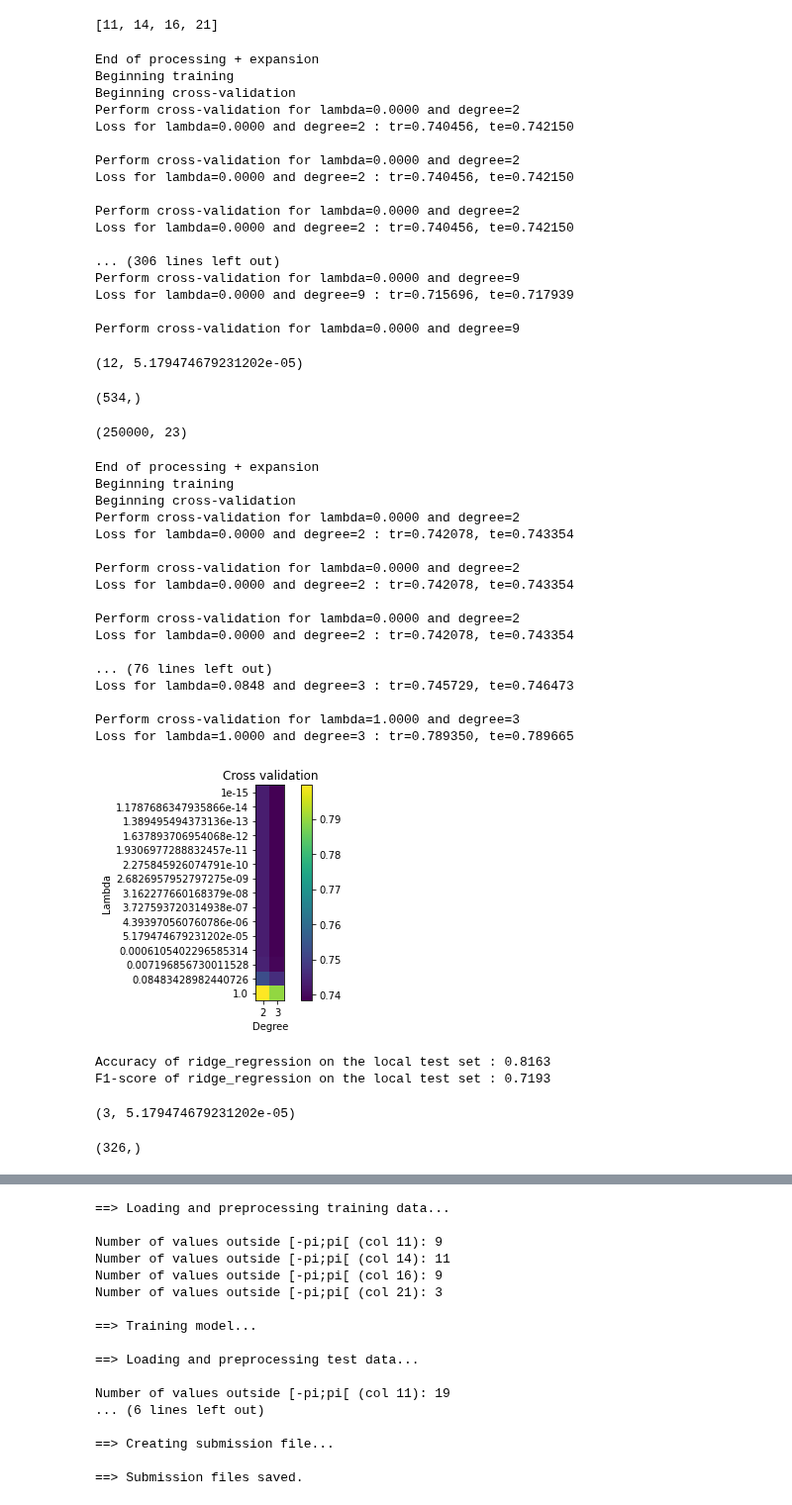
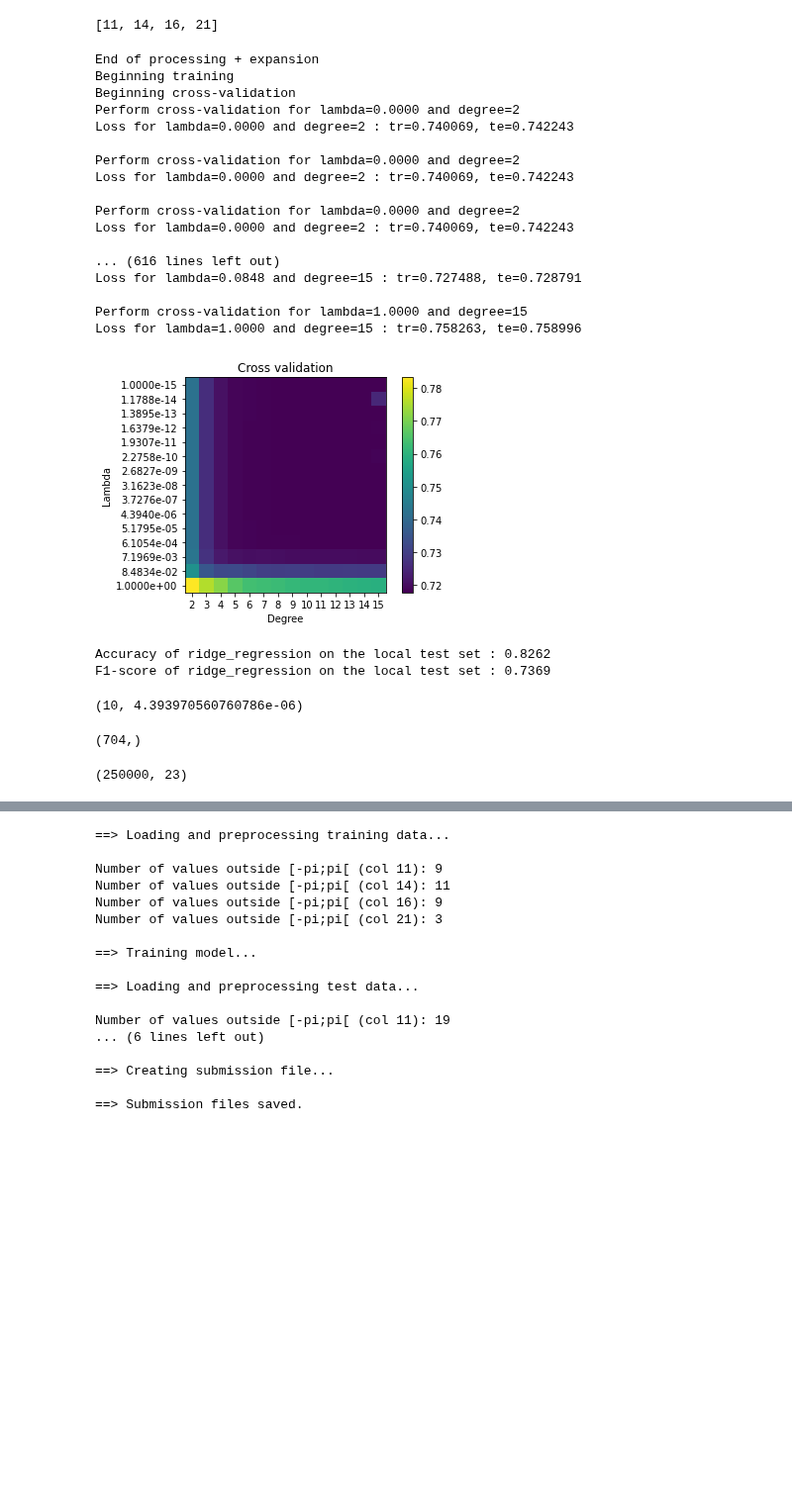
Before and after one commit to CS-433/ml-project-1-teamphilippe, a Jupyter notebook: project1.ipynb, the cells around one changed output, grey strips where cells are left out. Shown at 99% size. Saved outputs shown, nothing was run; the diff lists cells and outputs as text; code cells hidden in the pictures; blank space fills up the shorter version.

```diff
--- a/project1.ipynb
+++ b/project1.ipynb
@@ -107,65 +107,37 @@ cols_angle
 # %%
 x_cleaned_copy = x_cleaned.copy()
 # %%
-acc_local_test, f1_local_test, w_best, best_degree, best_lambda = run_experiment(y, x_cleaned_copy, 'ridge_regression', 1, 0.8, cols_angle, max_degree=12)
+acc_local_test, f1_local_test, w_best, best_degree, best_lambda = run_experiment(y, x_cleaned_copy, 'ridge_regression', 1, 0.8, cols_angle, max_degree=15)
 # %% [output]
 End of processing + expansion
 Beginning training
 Beginning cross-validation
 Perform cross-validation for lambda=0.0000 and degree=2
-Loss for lambda=0.0000 and degree=2 : tr=0.740456, te=0.742150
+Loss for lambda=0.0000 and degree=2 : tr=0.740069, te=0.742243
 
 Perform cross-validation for lambda=0.0000 and degree=2
-Loss for lambda=0.0000 and degree=2 : tr=0.740456, te=0.742150
+Loss for lambda=0.0000 and degree=2 : tr=0.740069, te=0.742243
 
 Perform cross-validation for lambda=0.0000 and degree=2
-Loss for lambda=0.0000 and degree=2 : tr=0.740456, te=0.742150
+Loss for lambda=0.0000 and degree=2 : tr=0.740069, te=0.742243
 
-... (306 lines left out)
-Perform cross-validation for lambda=0.0000 and degree=9
-Loss for lambda=0.0000 and degree=9 : tr=0.715696, te=0.717939
+... (616 lines left out)
+Loss for lambda=0.0848 and degree=15 : tr=0.727488, te=0.728791
 
-Perform cross-validation for lambda=0.0000 and degree=9
+Perform cross-validation for lambda=1.0000 and degree=15
+Loss for lambda=1.0000 and degree=15 : tr=0.758263, te=0.758996
+[figure, added]
+Accuracy of ridge_regression on the local test set : 0.8262
+F1-score of ridge_regression on the local test set : 0.7369
 # %%
 best_degree, best_lambda
 # %% [output]
-(12, 5.179474679231202e-05)
+(10, 4.393970560760786e-06)
 # %%
 w_best.shape
 # %% [output]
-(534,)
+(704,)
 # %%
 x_cleaned_copy.shape
 # %% [output]
 (250000, 23)
-# %%
-acc_local_test, f1_local_test, w_best, best_degree, best_lambda = run_experiment(y, x_cleaned_copy, 'ridge_regression', 1, 0.8, cols_angle, max_degree=3)
-# %% [output]
-End of processing + expansion
-Beginning training
-Beginning cross-validation
-Perform cross-validation for lambda=0.0000 and degree=2
-Loss for lambda=0.0000 and degree=2 : tr=0.742078, te=0.743354
-
-Perform cross-validation for lambda=0.0000 and degree=2
-Loss for lambda=0.0000 and degree=2 : tr=0.742078, te=0.743354
-
-Perform cross-validation for lambda=0.0000 and degree=2
-Loss for lambda=0.0000 and degree=2 : tr=0.742078, te=0.743354
-
-... (76 lines left out)
-Loss for lambda=0.0848 and degree=3 : tr=0.745729, te=0.746473
-
-Perform cross-validation for lambda=1.0000 and degree=3
-Loss for lambda=1.0000 and degree=3 : tr=0.789350, te=0.789665
-[figure, removed]
-Accuracy of ridge_regression on the local test set : 0.8163
-F1-score of ridge_regression on the local test set : 0.7193
-# %%
-best_degree, best_lambda
-# %% [output]
-(3, 5.179474679231202e-05)
-# %%
-w_best.shape
-# %% [output]
-(326,)
```
Also changed, not shown: parts of 5 cells of this notebook, 8 other files.
